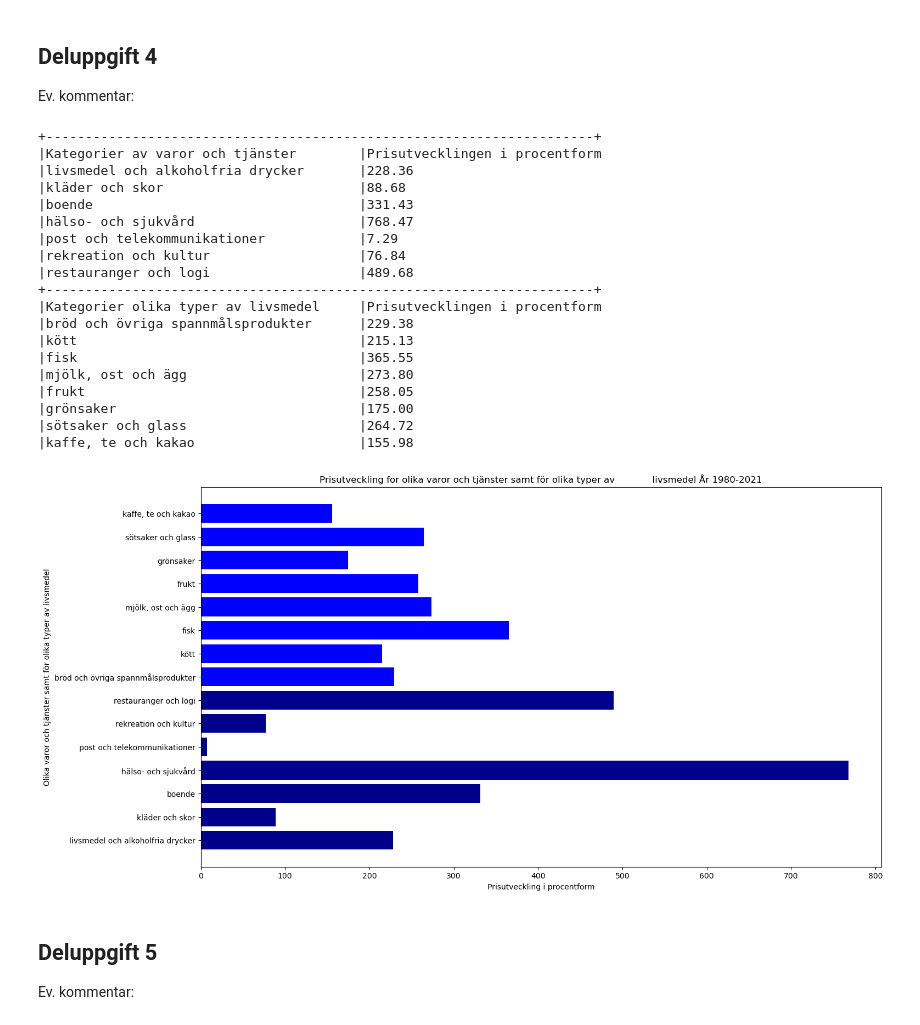
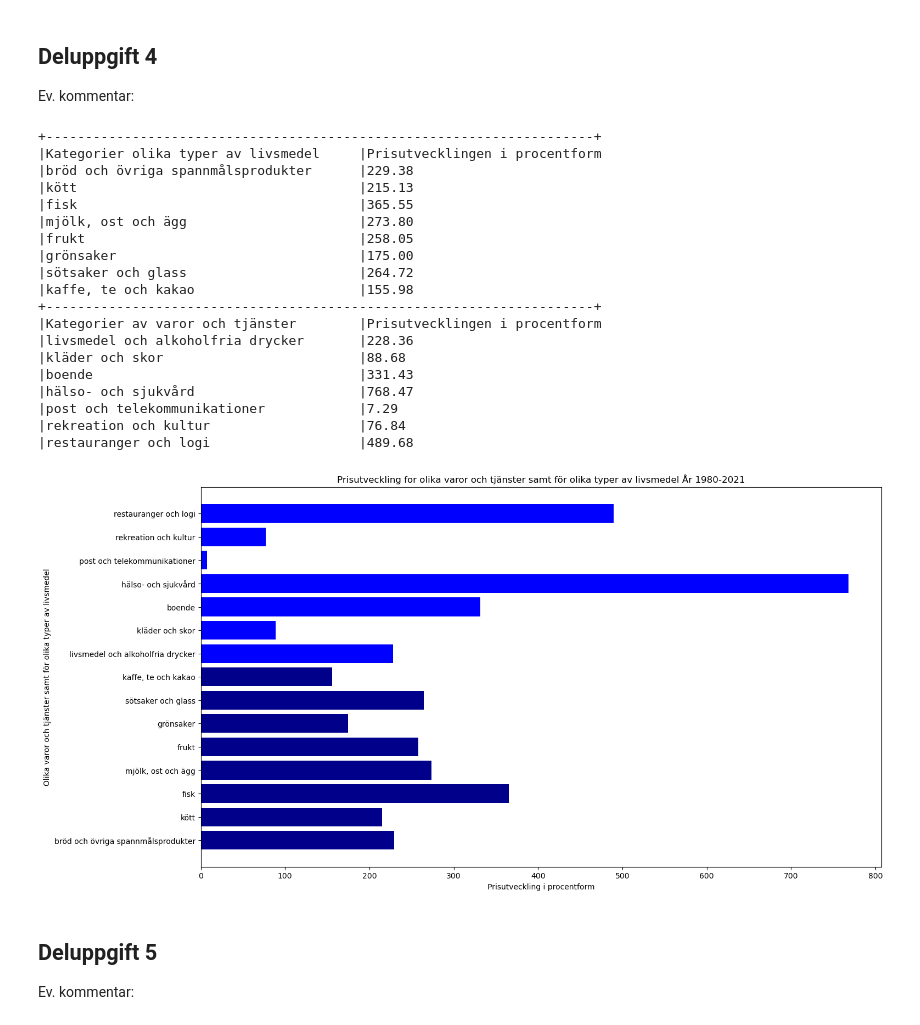
Before and after one commit to LarsCJensen/PythonHB, a Jupyter notebook: Svarsfil_inluppg_1122_A237TG.ipynb, the cells around one changed output. Drawn from its saved outputs; the diff is of its cells as text; code cells hidden in the pictures.

```diff
--- a/Svarsfil_inluppg_1122_A237TG.ipynb
+++ b/Svarsfil_inluppg_1122_A237TG.ipynb
@@ -211,49 +239,53 @@ def plot_price_over_time():
     # Sätt storleken på plotytan
     fig, ax = plt.subplots(figsize=(16, 9))
 
     # Ta fram start och slutår och ha i titeln
     plt.title(
-        f"Prisutveckling for olika varor och tjänster samt för olika typer av \
-            livsmedel År {tjansteData[0][1]}-{tjansteData[0][len(tjansteData[0])-1]}"
+        f"Prisutveckling for olika varor och tjänster samt för olika typer av "
+        f"livsmedel År {tjansteData[0][1]}-{tjansteData[0][len(tjansteData[0])-1]}"
     )
     plt.xlabel("Prisutveckling i procentform")
     plt.ylabel("Olika varor och tjänster samt för olika typer av livsmedel")
 
     # Skapa en horizontell bar med livsmedel
     ax.barh(groceries_categories, groceries_price_changes, color="darkblue")
 
     # Skapa en horizontell bar med tjänstedata
     ax.barh(services_categories, services_price_changes, color="blue")
 
-
     plt.show()
 
 
-print_price_over_time(livsmedelData)
-print_price_over_time(tjansteData)
+def print_prices_over_time_and_plot():
 
-plot_price_over_time()
+    print_price_over_time(livsmedelData)
+    print_price_over_time(tjansteData)
+
+    plot_price_over_time()
+
+
+print_prices_over_time_and_plot()
 # %% [output]
-+----------------------------------------------------------------------+
-|Kategorier av varor och tjänster        |Prisutvecklingen i procentform
-|livsmedel och alkoholfria drycker       |228.36
-|kläder och skor                         |88.68
-|boende                                  |331.43
-|hälso- och sjukvård                     |768.47
-|post och telekommunikationer            |7.29
-|rekreation och kultur                   |76.84
-|restauranger och logi                   |489.68
 +----------------------------------------------------------------------+
 |Kategorier olika typer av livsmedel     |Prisutvecklingen i procentform
 |bröd och övriga spannmålsprodukter      |229.38
 |kött                                    |215.13
 |fisk                                    |365.55
 |mjölk, ost och ägg                      |273.80
 |frukt                                   |258.05
 |grönsaker                               |175.00
 |sötsaker och glass                      |264.72
 |kaffe, te och kakao                     |155.98
++----------------------------------------------------------------------+
+|Kategorier av varor och tjänster        |Prisutvecklingen i procentform
+|livsmedel och alkoholfria drycker       |228.36
+|kläder och skor                         |88.68
+|boende                                  |331.43
+|hälso- och sjukvård                     |768.47
+|post och telekommunikationer            |7.29
+|rekreation och kultur                   |76.84
+|restauranger och logi                   |489.68
-[figure, old version]
+[figure, new version]
 # %% [markdown]
 ## Deluppgift 5
 Ev. kommentar:
```
Also changed, not shown: parts of 6 cells of this notebook, 1 other file.
